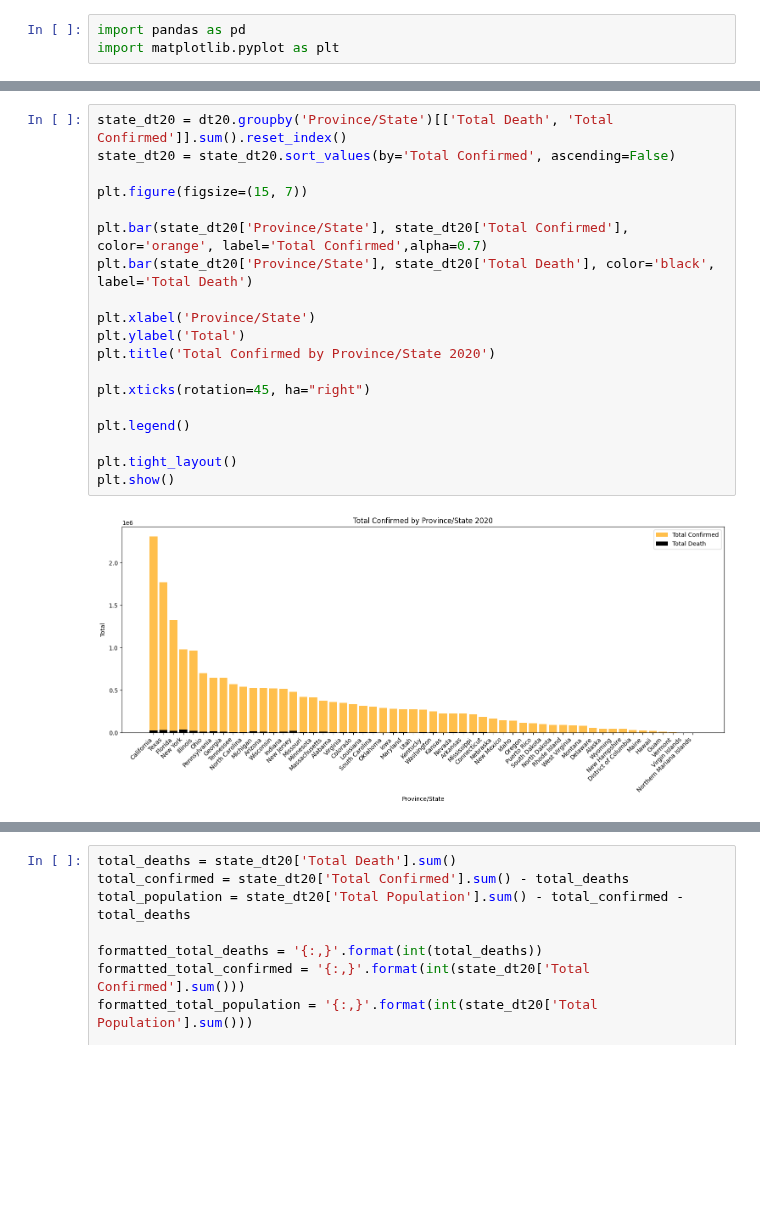
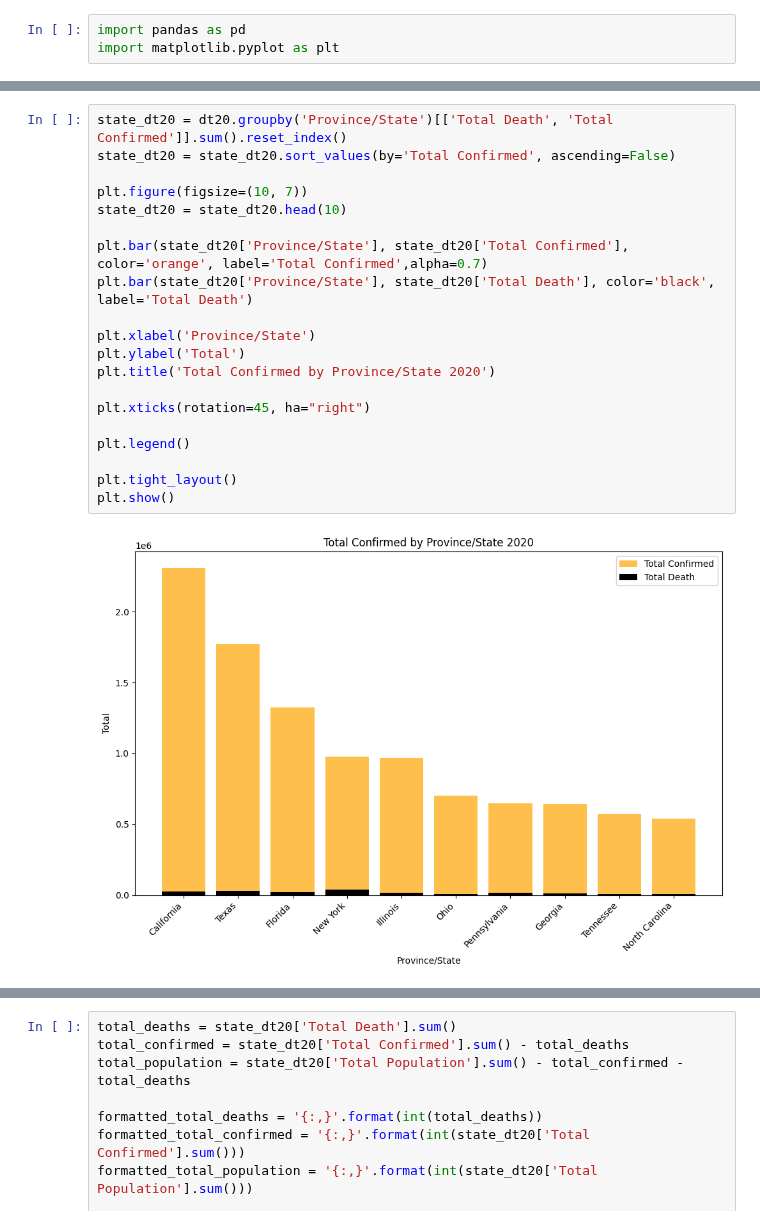
Before and after one commit to AppleBoiy/cs203-c19-analysis, a Jupyter notebook: code/ranking.ipynb, the cells around one changed output, grey strips where cells are left out. Drawn from its saved outputs; the diff is of its cells as text; blank space fills up the shorter version.

```diff
--- a/code/ranking.ipynb
+++ b/code/ranking.ipynb
@@ -103,24 +110,25 @@ plt.show()
 # %%
 state_dt20 = dt20.groupby('Province/State')[['Total Death', 'Total Confirmed']].sum().reset_index()
 state_dt20 = state_dt20.sort_values(by='Total Confirmed', ascending=False)
 
-plt.figure(figsize=(15, 7))
+plt.figure(figsize=(10, 7))
+state_dt20 = state_dt20.head(10)
 
 plt.bar(state_dt20['Province/State'], state_dt20['Total Confirmed'], color='orange', label='Total Confirmed',alpha=0.7)
 plt.bar(state_dt20['Province/State'], state_dt20['Total Death'], color='black', label='Total Death')
 
 plt.xlabel('Province/State')
 plt.ylabel('Total')
 plt.title('Total Confirmed by Province/State 2020')
 
 plt.xticks(rotation=45, ha="right")
 
 plt.legend()
 
 plt.tight_layout()
 plt.show()
 # %% [output]
-[figure, old version]
+[figure, new version]
 # %%
 state_dt20 = dt20.groupby('Province/State')[['Total Death', 'Total Confirmed']].sum().reset_index()
 state_dt20 = state_dt20.sort_values(by='Total Death', ascending=False)
```
Also changed, not shown: parts of 15 cells of this notebook.
